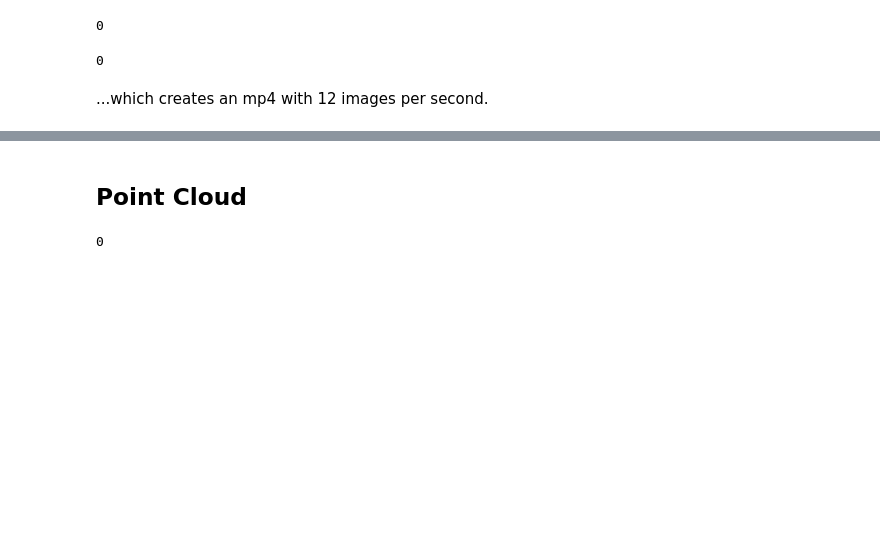
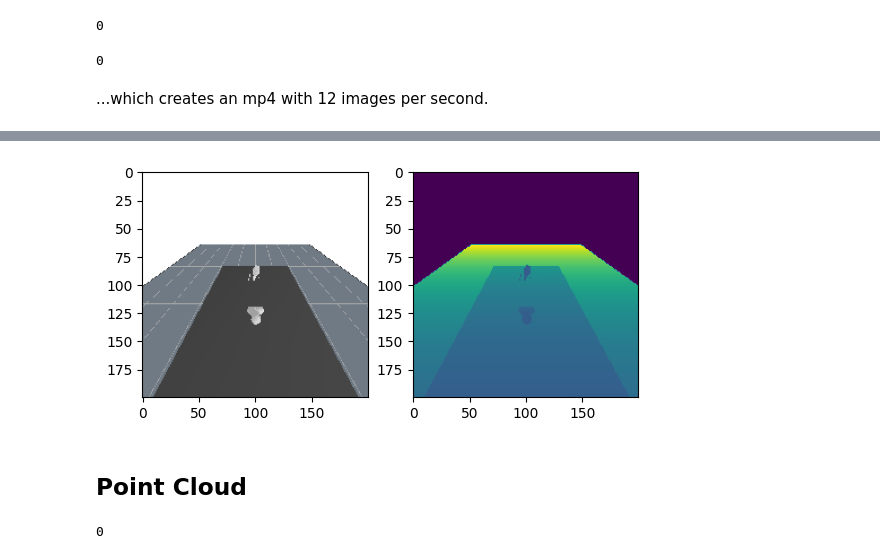
Before and after one commit to MarcToussaint/rai-tutorials, a Jupyter notebook: rendering.ipynb, the cells around one changed output, grey strips where cells are left out. Drawn from its saved outputs; the diff is of its cells as text; code cells hidden in the pictures; blank space fills up the shorter version.

```diff
--- a/rendering.ipynb
+++ b/rendering.ipynb
@@ -70,2 +94,2 @@ f = C.getFrame('cameraTop') # cameraWrist is another pre-defined frame
 # %%
-C.view_setCamera(f)
+rgb, depth = cam.computeImageAndDepth(C)
@@ -77,3 +96,12 @@ C.view_setCamera(f)
+# %%
+fig = plt.figure()
+fig.add_subplot(1,2,1)
+plt.imshow(rgb)
+fig.add_subplot(1,2,2)
+plt.imshow(depth)
+plt.show()
+# %% [output]
+[figure, added]
 # %% [markdown]
 ## Point Cloud
 # %%
```
Also changed, not shown: parts of 26 cells of this notebook.
